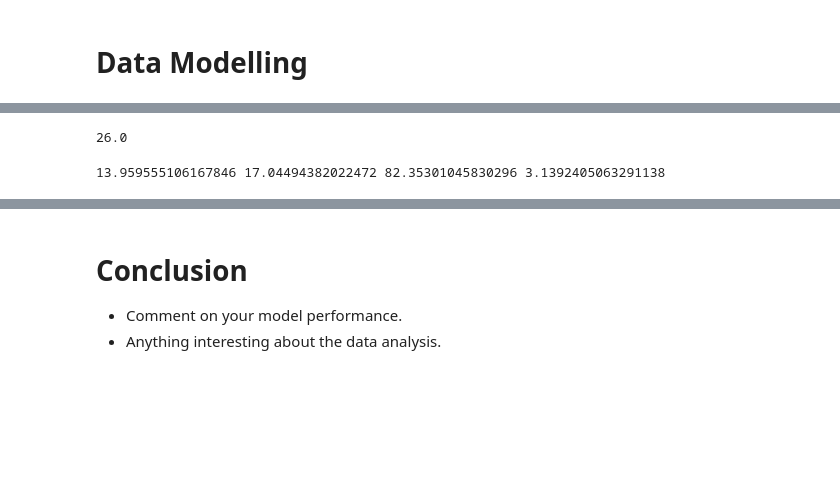
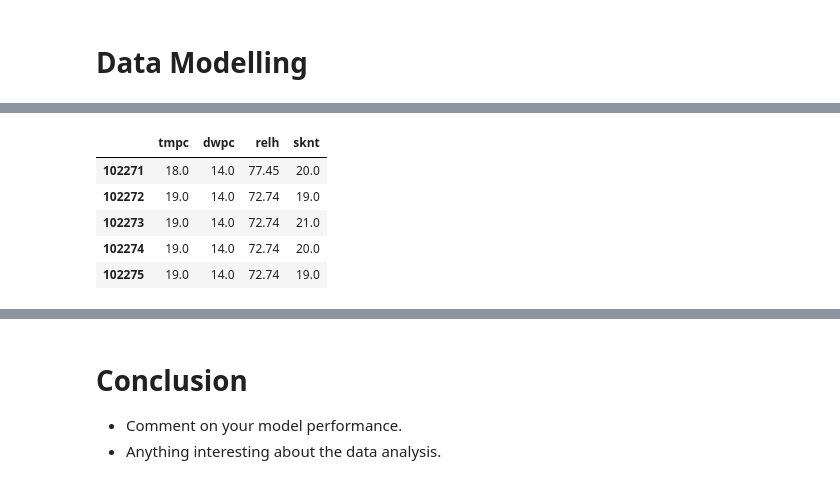
Before and after one commit to RuiGene/2022-Phase-2, a Jupyter notebook: 3. Data Science/submission.ipynb, the cells around one changed output, grey strips where cells are left out. Saved outputs shown, nothing was run; the diff lists cells and outputs as text; code cells hidden in the pictures; blank space fills up the shorter version.

```diff
--- a/3. Data Science/submission.ipynb
+++ b/3. Data Science/submission.ipynb
@@ -299,6 +312,0 @@ sknt_model.score(x_test, y_test)
-# %%
-obs = [[32,31,44,26]]
-pred = tmpc_model.predict(obs)
-pred[0]
-# %% [output]
-26.0
@@ -312,11 +313,12 @@ for i in range(1440):
-# %%
-last_row = dataset.iloc[-1]
-tmpc_pred = tmpc_model.predict([[last_row['dwpc'],last_row['relh'],last_row['sknt'],last_row['tmpc']]])
-dwpc_pred = dwpc_model.predict([[last_row['dwpc'],last_row['relh'], last_row['tmpc']]])
-relh_pred = relh_model.predict([[last_row['dwpc'],last_row['tmpc'],last_row['relh']]])
-sknt_pred = sknt_model.predict([[last_row['relh'],last_row['sknt']]])
-
-tmpc_pred[0]
-print(dwpc_pred[0], tmpc_pred[0], relh_pred[0], sknt_pred[0])
-# %% [output]
-13.959555106167846 17.04494382022472 82.35301045830296 3.1392405063291138
+# %%
+#Using the very last months data as the testing set
+test = dataset.iloc[-1440:,:].copy()
+test.drop(columns=['tmpc_target', 'dwpc_target', 'sknt_target', 'relh_target'], inplace=True)
+test.head()
+# %% [output]
+|  | tmpc | dwpc | relh | sknt |
+| 102271 | 18.0 | 14.0 | 77.45 | 20.0 |
+| 102272 | 19.0 | 14.0 | 72.74 | 19.0 |
+| 102273 | 19.0 | 14.0 | 72.74 | 21.0 |
+| 102274 | 19.0 | 14.0 | 72.74 | 20.0 |
+| 102275 | 19.0 | 14.0 | 72.74 | 19.0 |
```
Also changed, not shown: parts of 14 cells of this notebook.
